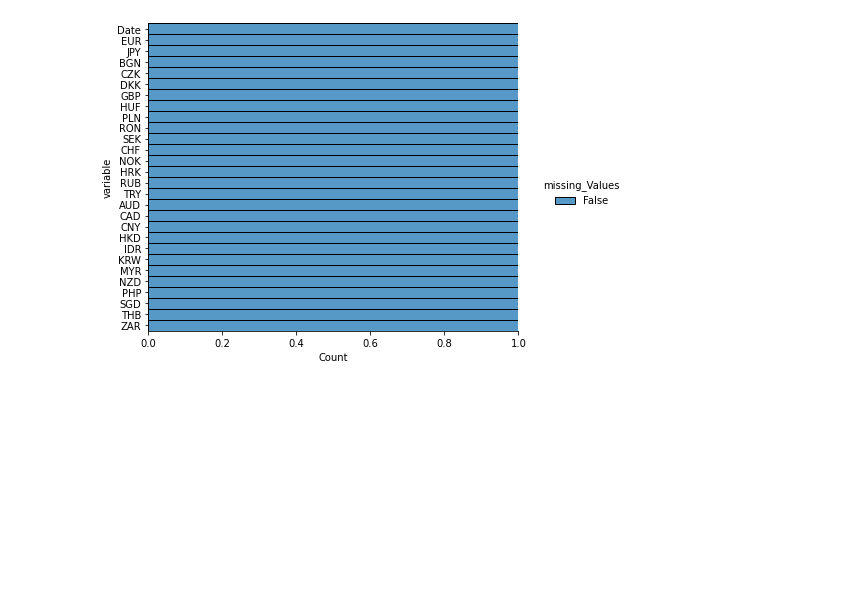
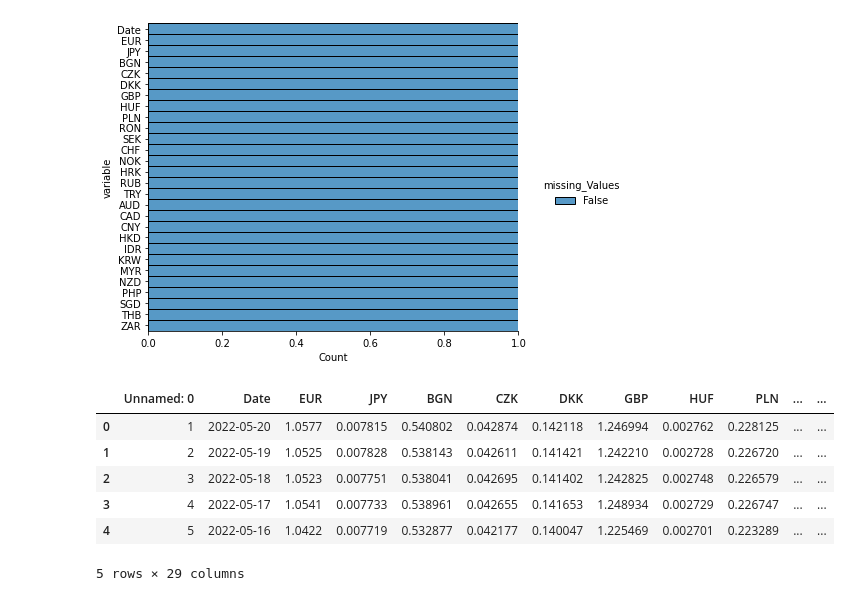
Before and after one commit to TharinduBalasooriya/ML_Assignment2_IT19122656_IT18408584_IT19193632_IT19170008, a Jupyter notebook: EURO_FOREX_RATE_PREDICTION.ipynb, the cells around one changed output. Drawn from its saved outputs; the diff is of its cells as text; code cells hidden in the pictures; blank space fills up the shorter version.

```diff
--- a/EURO_FOREX_RATE_PREDICTION.ipynb
+++ b/EURO_FOREX_RATE_PREDICTION.ipynb
@@ -253,3 +253,12 @@ forex_data['BGN'] = forex_data['BGN'].fillna(forex_data['BGN'].mean())
 # %%
 #load cleaned data
 frorex_cleaned_daat = pd.read_csv('/content/cleaned_data.csv')
+frorex_cleaned_daat.head()
+# %% [output]
+|  | Unnamed: 0 | Date | EUR | JPY | BGN | CZK | DKK | GBP | HUF | PLN | ... | ... |
+| 0 | 1 | 2022-05-20 | 1.0577 | 0.007815 | 0.540802 | 0.042874 | 0.142118 | 1.246994 | 0.002762 | 0.228125 | ... | ... |
+| 1 | 2 | 2022-05-19 | 1.0525 | 0.007828 | 0.538143 | 0.042611 | 0.141421 | 1.242210 | 0.002728 | 0.226720 | ... | ... |
+| 2 | 3 | 2022-05-18 | 1.0523 | 0.007751 | 0.538041 | 0.042695 | 0.141402 | 1.242825 | 0.002748 | 0.226579 | ... | ... |
+| 3 | 4 | 2022-05-17 | 1.0541 | 0.007733 | 0.538961 | 0.042655 | 0.141653 | 1.248934 | 0.002729 | 0.226747 | ... | ... |
+| 4 | 5 | 2022-05-16 | 1.0422 | 0.007719 | 0.532877 | 0.042177 | 0.140047 | 1.225469 | 0.002701 | 0.223289 | ... | ... |
+5 rows × 29 columns
```
Also changed, not shown: parts of 4 cells of this notebook.
